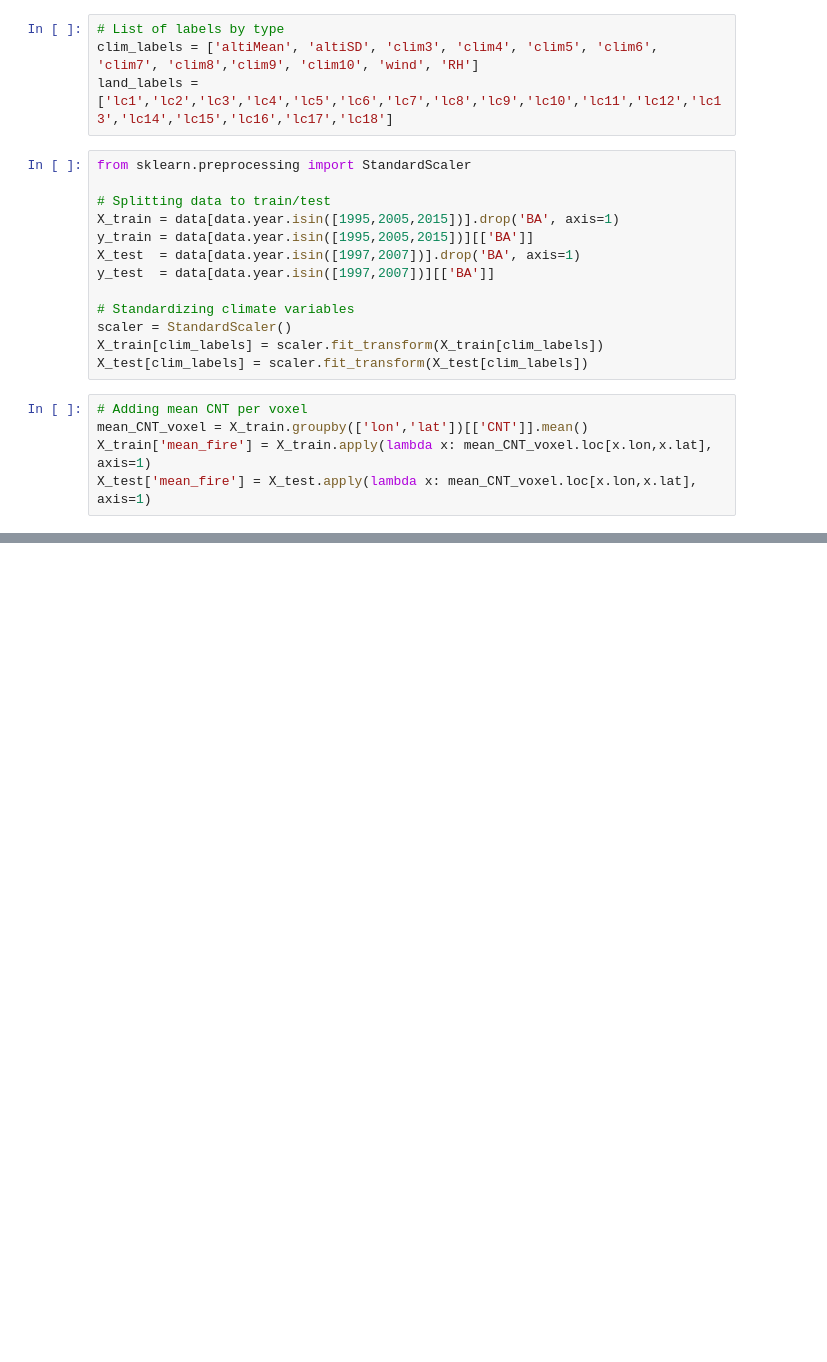
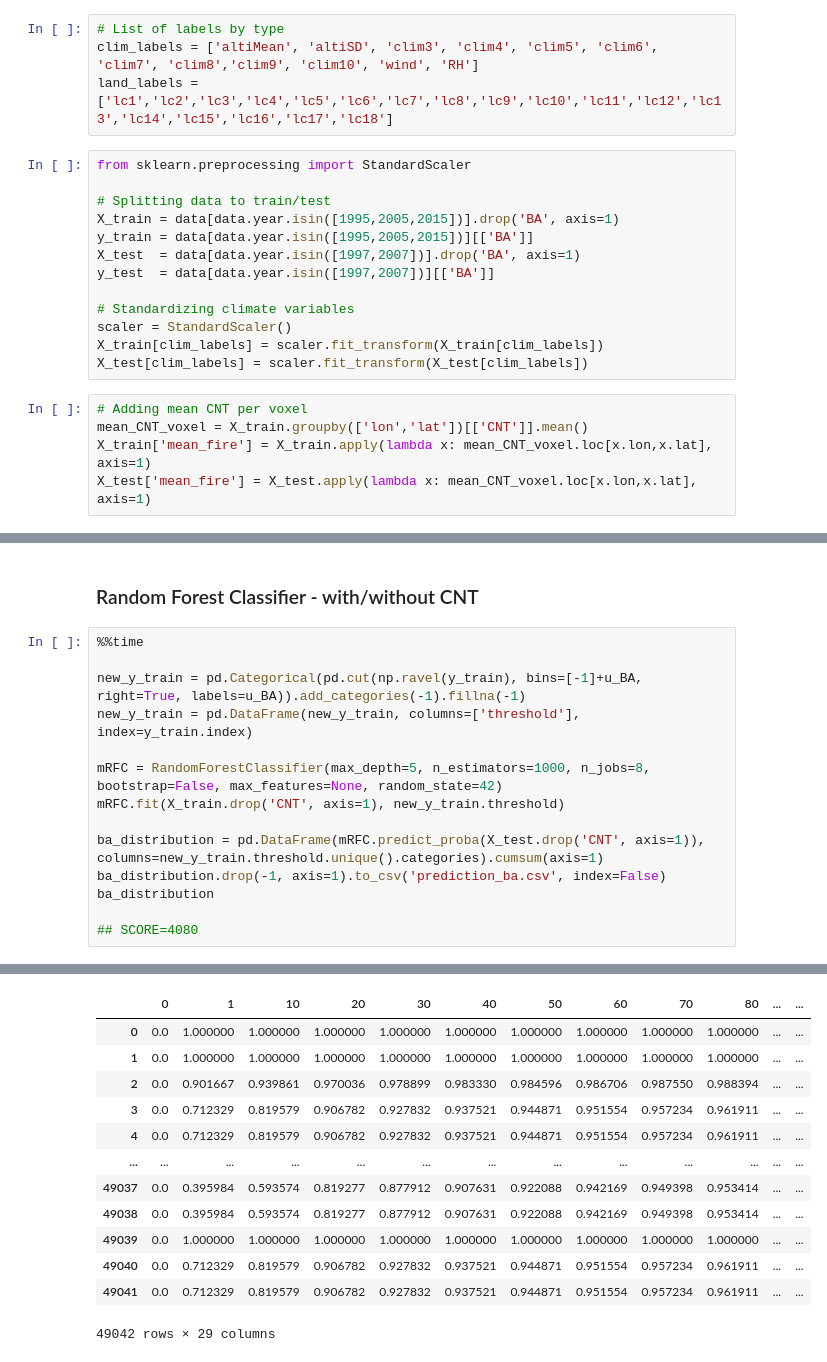
Before and after one commit to MegaCookies88/Data-Challenge-Wildfires, a Jupyter notebook: wildfires_models.ipynb, the cells around one changed output, grey strips where cells are left out. Drawn from its saved outputs; the diff is of its cells as text; blank space fills up the shorter version.

Commit message:
new models/predictions

```diff
--- a/wildfires_models.ipynb
+++ b/wildfires_models.ipynb
@@ -109,0 +136,17 @@ ba_distribution.to_csv('prediction_ba.csv', index=False)
+# %% [markdown]
+### Random Forest Classifier - with/without CNT
+# %%
+%%time
+
+new_y_train = pd.Categorical(pd.cut(np.ravel(y_train), bins=[-1]+u_BA, right=True, labels=u_BA)).add_categories(-1).fillna(-1)
+new_y_train = pd.DataFrame(new_y_train, columns=['threshold'], index=y_train.index)
+
+mRFC = RandomForestClassifier(max_depth=5, n_estimators=1000, n_jobs=8, bootstrap=False, max_features=None, random_state=42)
+mRFC.fit(X_train.drop('CNT', axis=1), new_y_train.threshold)
+
+ba_distribution = pd.DataFrame(mRFC.predict_proba(X_test.drop('CNT', axis=1)), columns=new_y_train.threshold.unique().categories).cumsum(axis=1)
+ba_distribution.drop(-1, axis=1).to_csv('prediction_ba.csv', index=False)
+ba_distribution
+
+## SCORE=4080
+# %% [output]
@@ -109,0 +155,13 @@ ba_distribution.to_csv('prediction_ba.csv', index=False)
+|  | 0 | 1 | 10 | 20 | 30 | 40 | 50 | 60 | 70 | 80 | ... | ... |
+| 0 | 0.0 | 1.000000 | 1.000000 | 1.000000 | 1.000000 | 1.000000 | 1.000000 | 1.000000 | 1.000000 | 1.000000 | ... | ... |
+| 1 | 0.0 | 1.000000 | 1.000000 | 1.000000 | 1.000000 | 1.000000 | 1.000000 | 1.000000 | 1.000000 | 1.000000 | ... | ... |
+| 2 | 0.0 | 0.901667 | 0.939861 | 0.970036 | 0.978899 | 0.983330 | 0.984596 | 0.986706 | 0.987550 | 0.988394 | ... | ... |
+| 3 | 0.0 | 0.712329 | 0.819579 | 0.906782 | 0.927832 | 0.937521 | 0.944871 | 0.951554 | 0.957234 | 0.961911 | ... | ... |
+| 4 | 0.0 | 0.712329 | 0.819579 | 0.906782 | 0.927832 | 0.937521 | 0.944871 | 0.951554 | 0.957234 | 0.961911 | ... | ... |
+| ... | ... | ... | ... | ... | ... | ... | ... | ... | ... | ... | ... | ... |
+| 49037 | 0.0 | 0.395984 | 0.593574 | 0.819277 | 0.877912 | 0.907631 | 0.922088 | 0.942169 | 0.949398 | 0.953414 | ... | ... |
+| 49038 | 0.0 | 0.395984 | 0.593574 | 0.819277 | 0.877912 | 0.907631 | 0.922088 | 0.942169 | 0.949398 | 0.953414 | ... | ... |
+| 49039 | 0.0 | 1.000000 | 1.000000 | 1.000000 | 1.000000 | 1.000000 | 1.000000 | 1.000000 | 1.000000 | 1.000000 | ... | ... |
+| 49040 | 0.0 | 0.712329 | 0.819579 | 0.906782 | 0.927832 | 0.937521 | 0.944871 | 0.951554 | 0.957234 | 0.961911 | ... | ... |
+| 49041 | 0.0 | 0.712329 | 0.819579 | 0.906782 | 0.927832 | 0.937521 | 0.944871 | 0.951554 | 0.957234 | 0.961911 | ... | ... |
+49042 rows × 29 columns
```
Also changed, not shown: parts of 18 cells of this notebook.
